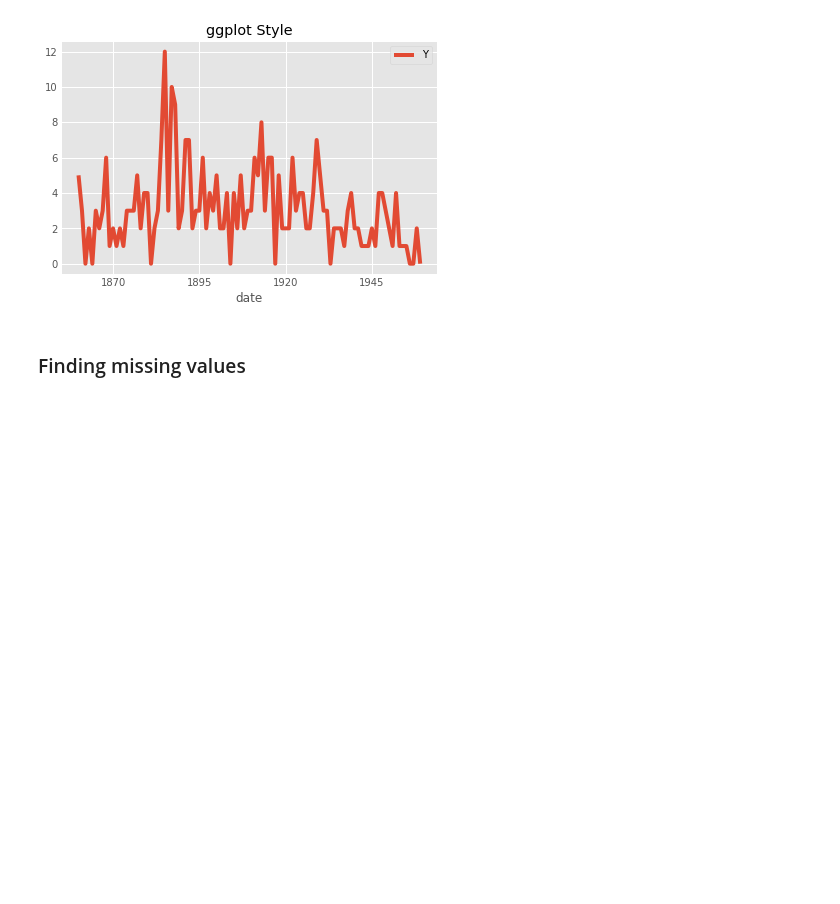
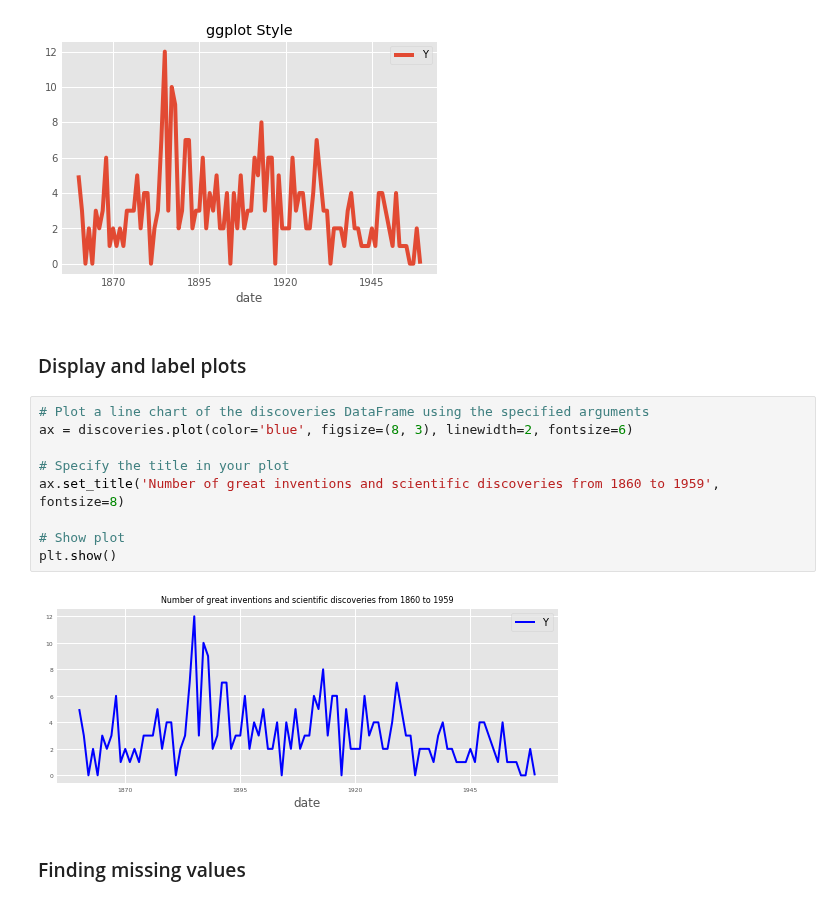
Before and after one commit to bhaskarjitsarmah/projects_D, a Jupyter notebook: Visualizing Time Series Data in Python/Visualizing Time Series Data in Python.ipynb, the cells around one changed output. Cells and saved outputs as stored; diff of their text form; blank space fills up the shorter version.

Commit message:
added code to display and label plots

```diff
--- a/Visualizing Time Series Data in Python/Visualizing Time Series Data in Python.ipynb
+++ b/Visualizing Time Series Data in Python/Visualizing Time Series Data in Python.ipynb
@@ -83,6 +83,19 @@ ax2.set_title('ggplot Style')
 plt.show()
 # %% [output]
 [figure]
+# %% [markdown]
+### Display and label plots
+# %%
+# Plot a line chart of the discoveries DataFrame using the specified arguments
+ax = discoveries.plot(color='blue', figsize=(8, 3), linewidth=2, fontsize=6)
+
+# Specify the title in your plot
+ax.set_title('Number of great inventions and scientific discoveries from 1860 to 1959', fontsize=8)
+
+# Show plot
+plt.show()
+# %% [output]
+[figure, added]
 # %% [markdown]
 ### Finding missing values
 # %%
```
